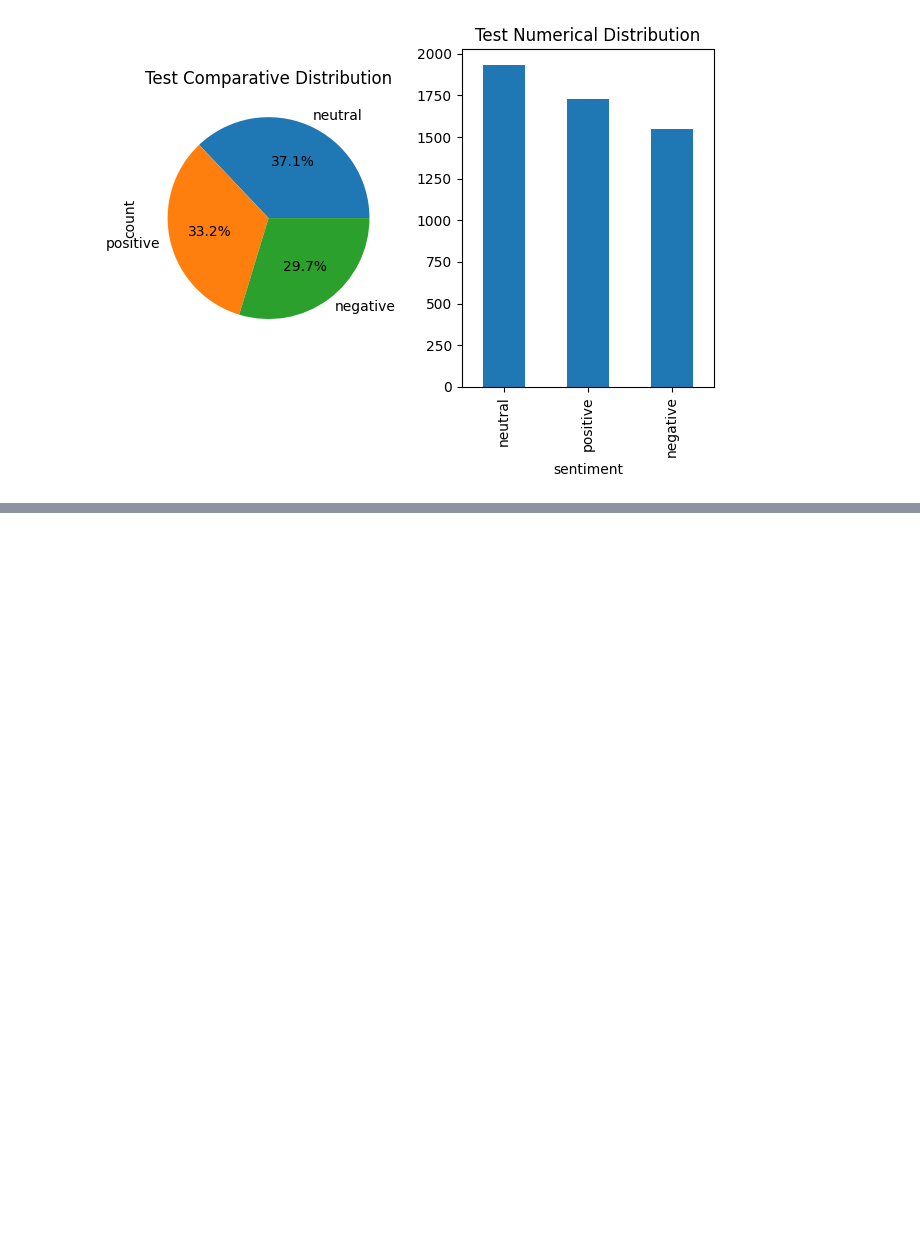
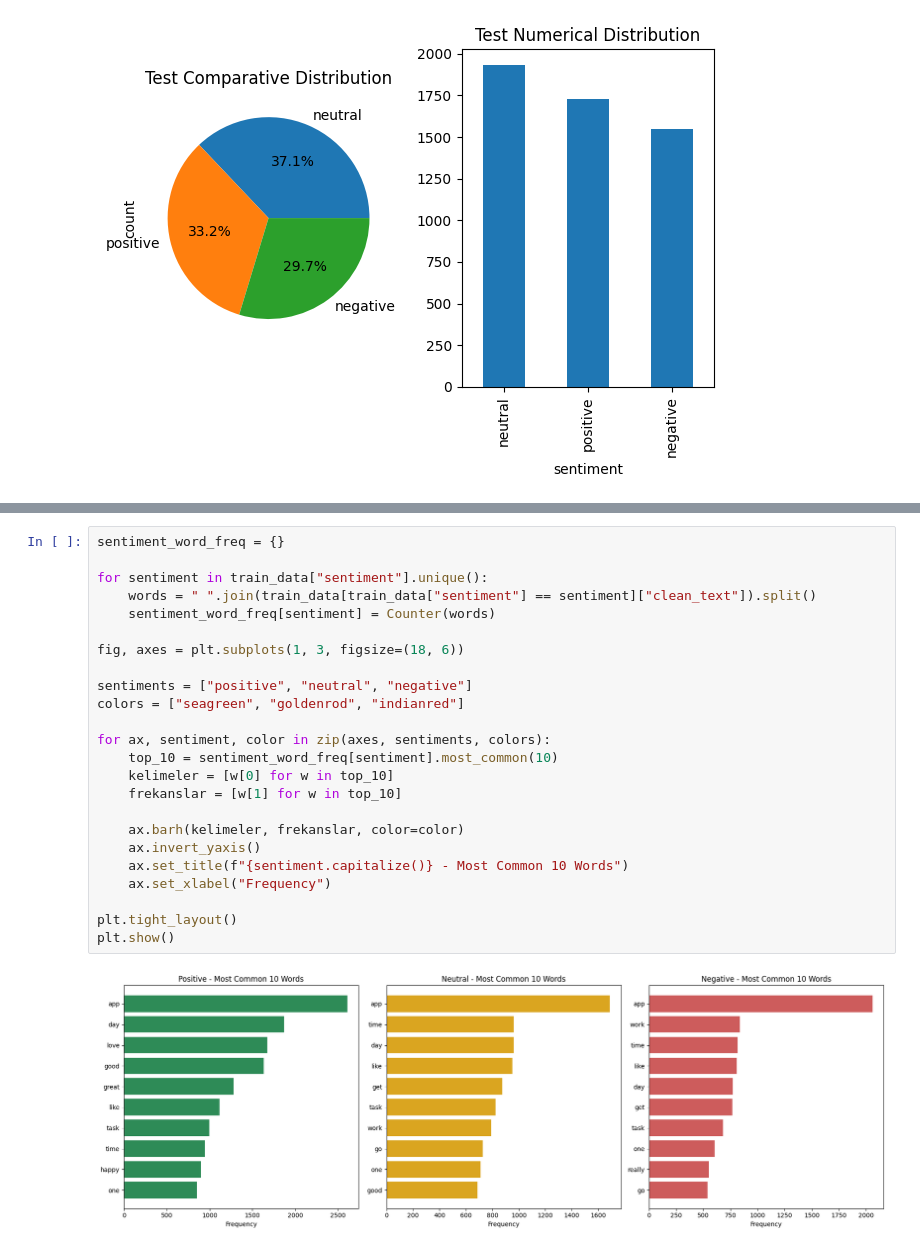
Before and after one commit to OmerTurk1/NLP_learning, a Jupyter notebook: MultiClass_Sentiment_Analysis.ipynb, the cells around one changed output, grey strips where cells are left out. Drawn from its saved outputs; the diff is of its cells as text; blank space fills up the shorter version.

```diff
--- a/MultiClass_Sentiment_Analysis.ipynb
+++ b/MultiClass_Sentiment_Analysis.ipynb
@@ -96,0 +210,26 @@ plt.tight_layout()
+# %%
+sentiment_word_freq = {}
+
+for sentiment in train_data["sentiment"].unique():
+    words = " ".join(train_data[train_data["sentiment"] == sentiment]["clean_text"]).split()
+    sentiment_word_freq[sentiment] = Counter(words)
+
+fig, axes = plt.subplots(1, 3, figsize=(18, 6))
+
+sentiments = ["positive", "neutral", "negative"]
+colors = ["seagreen", "goldenrod", "indianred"]
+
+for ax, sentiment, color in zip(axes, sentiments, colors):
+    top_10 = sentiment_word_freq[sentiment].most_common(10)
+    kelimeler = [w[0] for w in top_10]
+    frekanslar = [w[1] for w in top_10]
+
+    ax.barh(kelimeler, frekanslar, color=color)
+    ax.invert_yaxis()
+    ax.set_title(f"{sentiment.capitalize()} - Most Common 10 Words")
+    ax.set_xlabel("Frequency")
+
+plt.tight_layout()
+plt.show()
+# %% [output]
+[figure, added]
```
Also changed, not shown: parts of 30 cells of this notebook.
